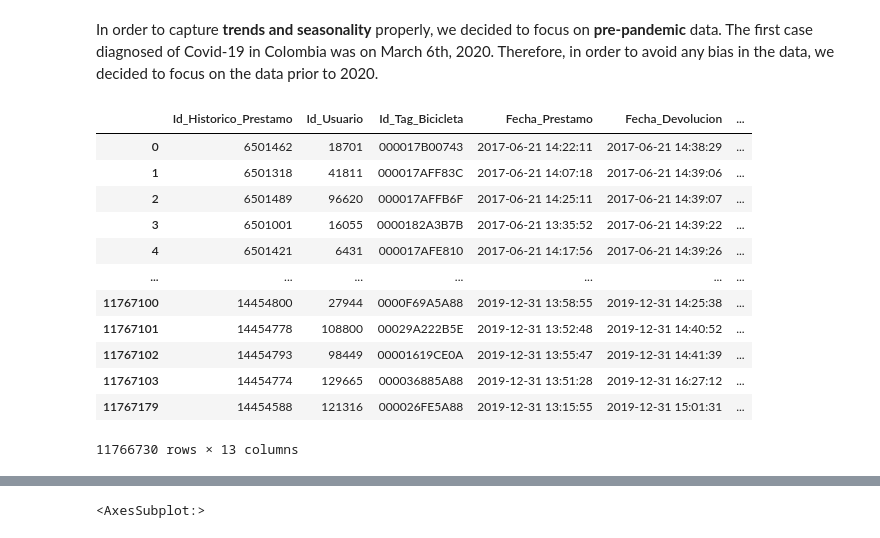
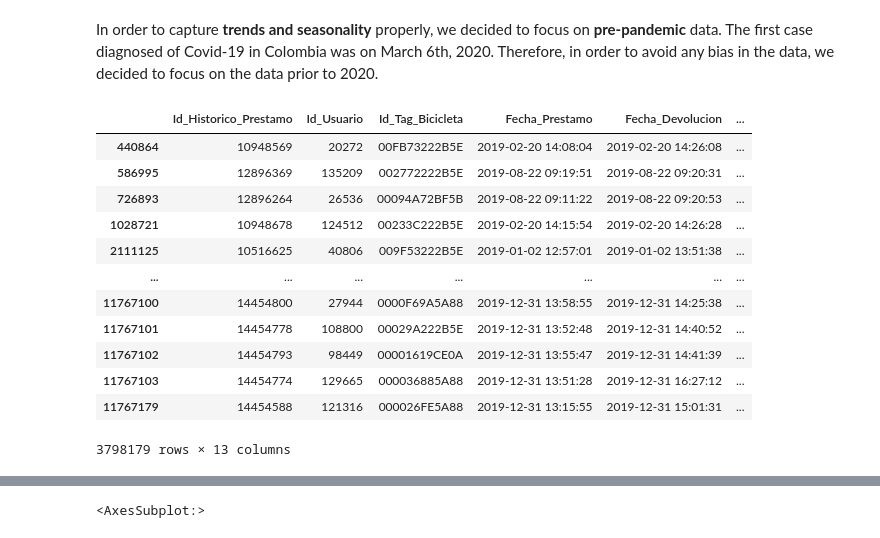
Before and after one commit to McNickSisto/world_data_league, a Jupyter notebook: stage_3/sisto_time_series.ipynb, the cells around one changed output, grey strips where cells are left out. Cells and saved outputs as stored; diff of their text form; code cells hidden in the pictures.

```diff
--- a/stage_3/sisto_time_series.ipynb
+++ b/stage_3/sisto_time_series.ipynb
@@ -123,19 +124,19 @@ Name: Fecha_Prestamo, Length: 14225355, dtype: datetime64[ns]
 # %% [markdown]
 In order to capture **trends and seasonality** properly, we decided to focus on **pre-pandemic** data. The first case diagnosed of Covid-19 in Colombia was on March 6th, 2020. Therefore, in order to avoid any bias in the data, we decided to focus on the data prior to 2020.
 # %%
-bikes_pre = bikes[bikes['Fecha_Prestamo'].dt.year < 2020]
-bikes_pre
+bikes_2019 = bikes[bikes['Fecha_Prestamo'].dt.year == 2019]
+bikes_2019
 # %% [output]
 |  | Id_Historico_Prestamo | Id_Usuario | Id_Tag_Bicicleta | Fecha_Prestamo | Fecha_Devolucion | ... |
-| 0 | 6501462 | 18701 | 000017B00743 | 2017-06-21 14:22:11 | 2017-06-21 14:38:29 | ... |
-| 1 | 6501318 | 41811 | 000017AFF83C | 2017-06-21 14:07:18 | 2017-06-21 14:39:06 | ... |
-| 2 | 6501489 | 96620 | 000017AFFB6F | 2017-06-21 14:25:11 | 2017-06-21 14:39:07 | ... |
-| 3 | 6501001 | 16055 | 0000182A3B7B | 2017-06-21 13:35:52 | 2017-06-21 14:39:22 | ... |
-| 4 | 6501421 | 6431 | 000017AFE810 | 2017-06-21 14:17:56 | 2017-06-21 14:39:26 | ... |
+| 440864 | 10948569 | 20272 | 00FB73222B5E | 2019-02-20 14:08:04 | 2019-02-20 14:26:08 | ... |
+| 586995 | 12896369 | 135209 | 002772222B5E | 2019-08-22 09:19:51 | 2019-08-22 09:20:31 | ... |
+| 726893 | 12896264 | 26536 | 00094A72BF5B | 2019-08-22 09:11:22 | 2019-08-22 09:20:53 | ... |
+| 1028721 | 10948678 | 124512 | 00233C222B5E | 2019-02-20 14:15:54 | 2019-02-20 14:26:28 | ... |
+| 2111125 | 10516625 | 40806 | 009F53222B5E | 2019-01-02 12:57:01 | 2019-01-02 13:51:38 | ... |
 | ... | ... | ... | ... | ... | ... | ... |
 | 11767100 | 14454800 | 27944 | 0000F69A5A88 | 2019-12-31 13:58:55 | 2019-12-31 14:25:38 | ... |
 | 11767101 | 14454778 | 108800 | 00029A222B5E | 2019-12-31 13:52:48 | 2019-12-31 14:40:52 | ... |
 | 11767102 | 14454793 | 98449 | 00001619CE0A | 2019-12-31 13:55:47 | 2019-12-31 14:41:39 | ... |
 | 11767103 | 14454774 | 129665 | 000036885A88 | 2019-12-31 13:51:28 | 2019-12-31 16:27:12 | ... |
 | 11767179 | 14454588 | 121316 | 000026FE5A88 | 2019-12-31 13:15:55 | 2019-12-31 15:01:31 | ... |
-11766730 rows × 13 columns
+3798179 rows × 13 columns
```
Also changed, not shown: parts of 92 cells of this notebook.
